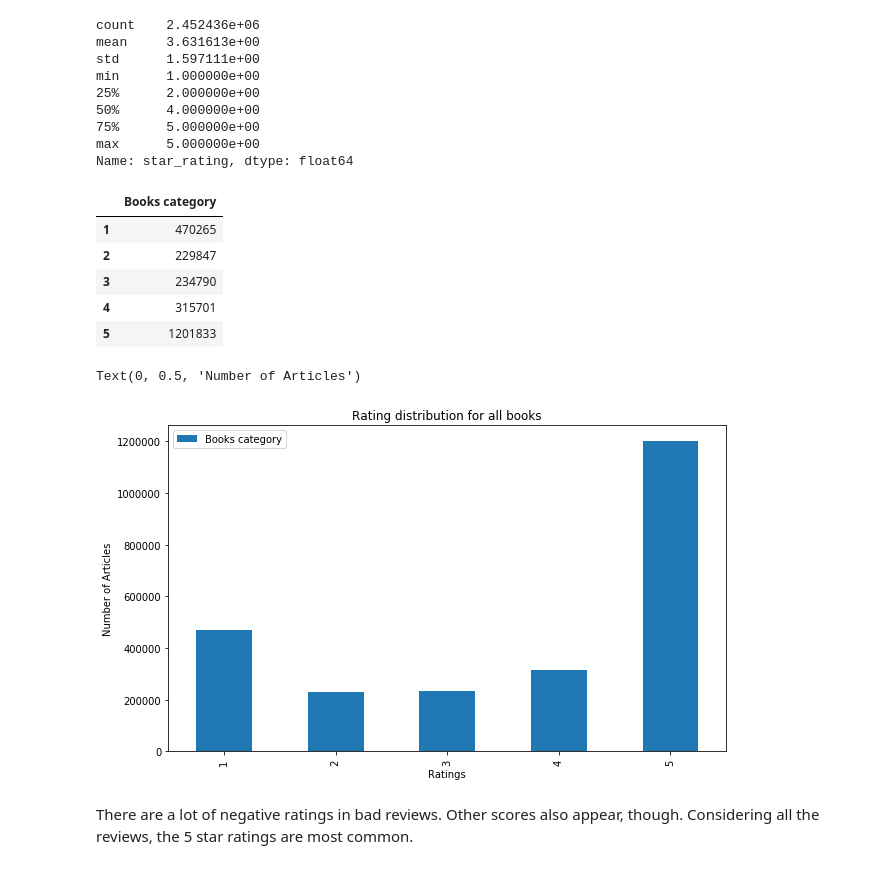
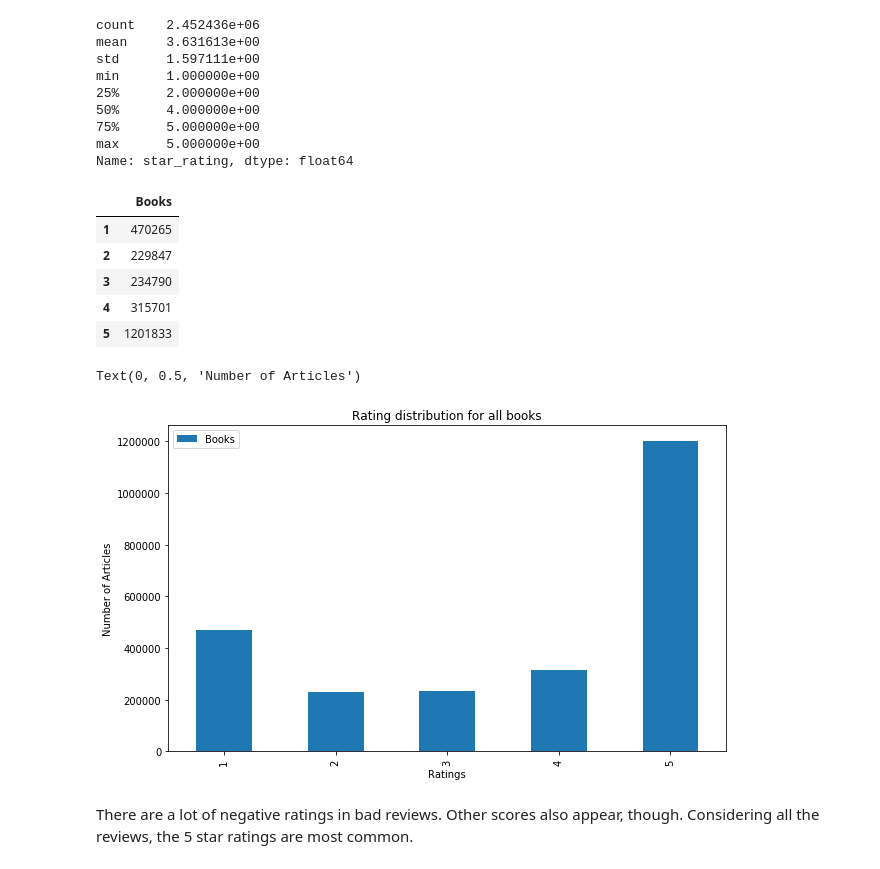
Before and after one commit to pjuda/ada-project, a Jupyter notebook: amazon-project_gianni.ipynb, the cells around one changed output. Drawn from its saved outputs; the diff is of its cells as text; code cells hidden in the pictures.

```diff
--- a/amazon-project_gianni.ipynb
+++ b/amazon-project_gianni.ipynb
@@ -517,12 +519,12 @@ Name: star_rating, dtype: float64
 # %%
 df_star_ref = df_books_ref['star_rating']
 c_ref = Counter(df_star_ref)
 
 df_star_proportion = pd.DataFrame(c_ref, index=[0]).transpose().sort_index(axis=0)
-df_star_proportion.columns = ["Books category"]
+df_star_proportion.columns = ["Books"]
 df_star_proportion
 # %% [output]
-|  | Books category |
+|  | Books |
 | 1 | 470265 |
 | 2 | 229847 |
 | 3 | 234790 |
@@ -535,7 +537,7 @@ ax_ref.set_xlabel("Ratings")
 ax_ref.set_ylabel("Number of Articles")
 # %% [output]
 Text(0, 0.5, 'Number of Articles')
-[figure, old version]
+[figure, new version]
 # %% [markdown]
 There are a lot of negative ratings in bad reviews. Other scores also appear, though. Considering all the reviews, the 5 star ratings are most common.
 # %% [markdown]
```
Also changed, not shown: parts of 9 cells of this notebook, 1 other file.
